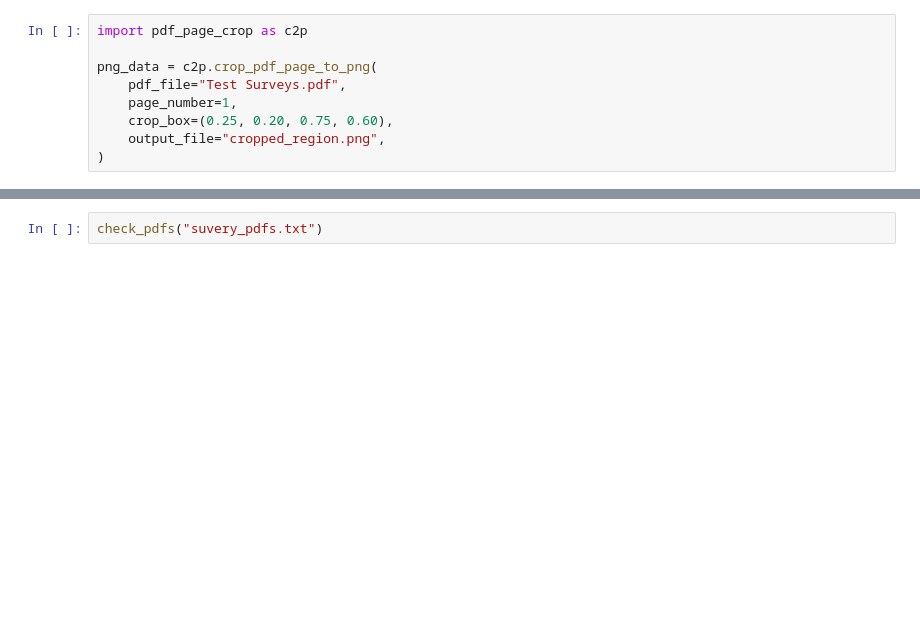
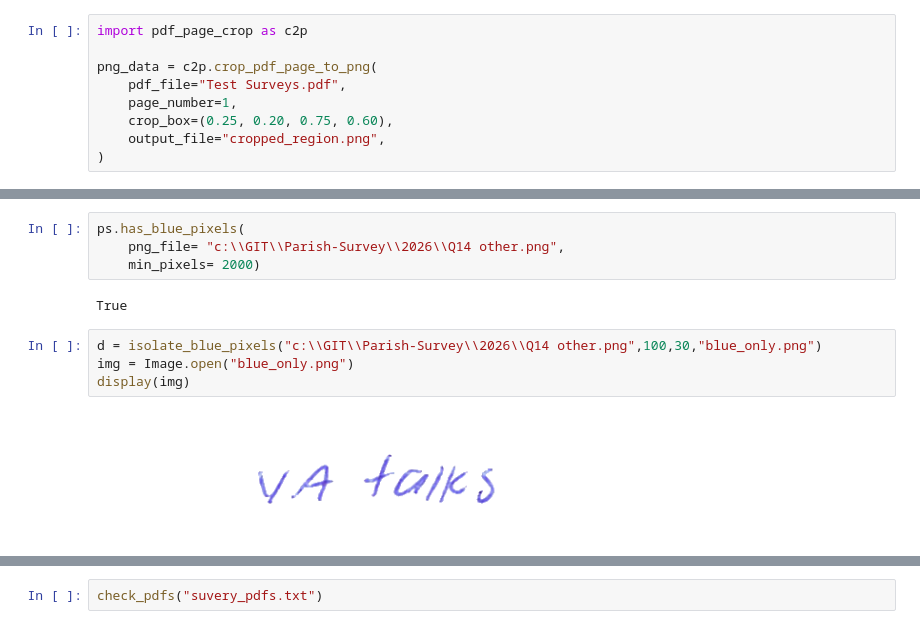
Before and after one commit to bjp73/Parish-Survey, a Jupyter notebook: 2026/Survey test.ipynb, the cells around one changed output, grey strips where cells are left out. Saved outputs shown, nothing was run; the diff lists cells and outputs as text; blank space fills up the shorter version.

```diff
--- a/2026/Survey test.ipynb
+++ b/2026/Survey test.ipynb
@@ -61,0 +215,12 @@ png_data = c2p.crop_pdf_page_to_png(
+# %%
+ps.has_blue_pixels(
+    png_file= "c:\\GIT\\Parish-Survey\\2026\\Q14 other.png",
+    min_pixels= 2000)
+# %% [output]
+True
+# %%
+d = isolate_blue_pixels("c:\\GIT\\Parish-Survey\\2026\\Q14 other.png",100,30,"blue_only.png")
+img = Image.open("blue_only.png")
+display(img)
+# %% [output]
+[figure, added]
```
Also changed, not shown: parts of 24 cells of this notebook, 10 other files.
